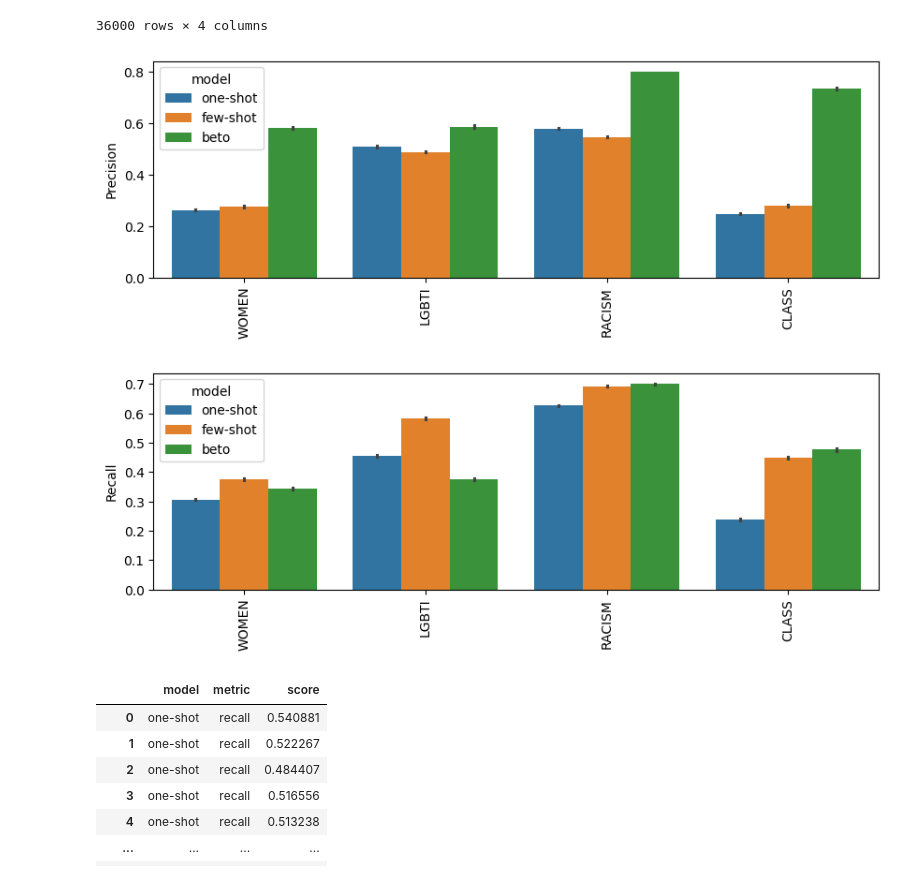
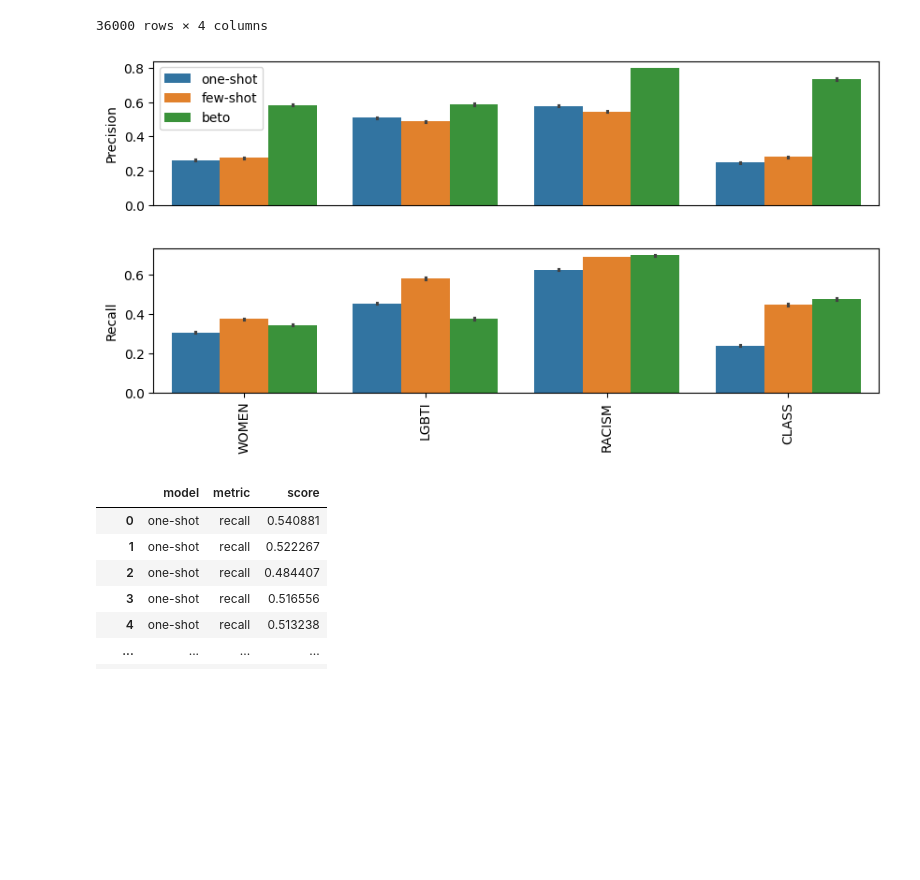
Before and after one commit to finiteautomata/rioplatense_hate_speech, a Jupyter notebook: notebooks/test-results.ipynb, the cells around one changed output. Saved outputs shown, nothing was run; the diff lists cells and outputs as text; code cells hidden in the pictures; blank space fills up the shorter version.

Commit message:
Update figures

```diff
--- a/notebooks/test-results.ipynb
+++ b/notebooks/test-results.ipynb
@@ -92,55 +92,59 @@ df_metrics
 | 35998 | beto | CLASS | f1 | 0.611940 |
 | 35999 | beto | CLASS | f1 | 0.605505 |
 36000 rows × 4 columns
+# %%
+import seaborn as sns
+import matplotlib.pyplot as plt
+
+
+# Create the barplot
+
+metric = "precision"
+
+plt.figure(figsize=(10, 2))
+sns.barplot(x='label', y='score', hue='model', data=df_metrics[df_metrics["metric"] == metric], hue_order=["one-shot", "few-shot", "beto"])
+
+
+# Set the plot title and labels
+plt.xlabel('')
+plt.ylabel(metric.capitalize())
+
+# Show the plot
+
+# Remove xticks
+
+plt.xticks(ticks=[])
+# Make legend smaller
+plt.legend(loc='upper right', bbox_to_anchor=(0.16, 1.00))
+
+plt.savefig(f"img/{metric}.png", bbox_inches='tight', dpi=300)
+# %% [output]
+[figure, added]
 # %%
 import seaborn as sns
 import matplotlib.pyplot as plt
 
 
 # Create the barplot
 
-metric = "precision"
+metric = "recall"
 
-plt.figure(figsize=(10, 3))
-sns.barplot(x='label', y='score', hue='model', data=df_metrics[df_metrics["metric"] == metric], hue_order=["one-shot", "few-shot", "beto"])
-
+plt.figure(figsize=(10, 2))
+sns.barplot(x='label', y='score', hue='model', data=df_metrics[df_metrics["metric"] == metric], hue_order=["one-shot", "few-shot", "beto"], legend=False)
+# Remove the legend
+#plt.legend(loc='upper right', bbox_to_anchor=(1.3, 1))
 
 # Set the plot title and labels
 plt.xlabel('')
 plt.ylabel(metric.capitalize())
 
 # Show the plot
 
 plt.xticks(rotation=90)
 #plt.show()
-
 plt.savefig(f"img/{metric}.png", bbox_inches='tight', dpi=300)
 # %% [output]
-[figure, old version]
+[figure, new version]
-# %%
-import seaborn as sns
-import matplotlib.pyplot as plt
-
-
-# Create the barplot
-
-metric = "recall"
-
-plt.figure(figsize=(10, 3))
-sns.barplot(x='label', y='score', hue='model', data=df_metrics[df_metrics["metric"] == metric], hue_order=["one-shot", "few-shot", "beto"])
-
-
-# Set the plot title and labels
-plt.xlabel('')
-plt.ylabel(metric.capitalize())
-
-# Show the plot
-
-plt.xticks(rotation=90)
-#plt.show()
-plt.savefig(f"img/{metric}.png", bbox_inches='tight', dpi=300)
-# %% [output]
-[figure, removed]
 # %%
 # Just keep the most important characteristics
 
```
Also changed, not shown: 2 other files.
